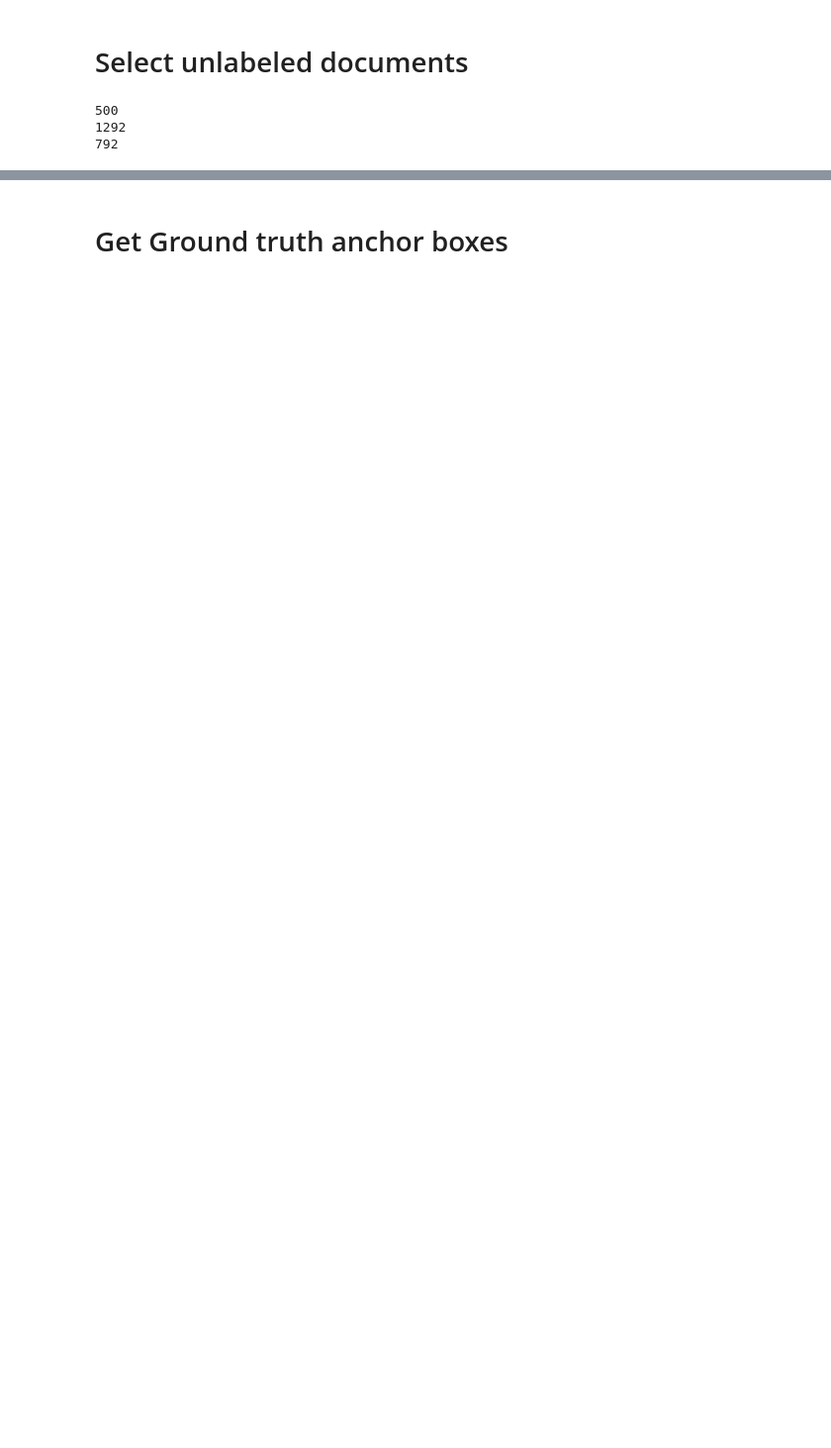
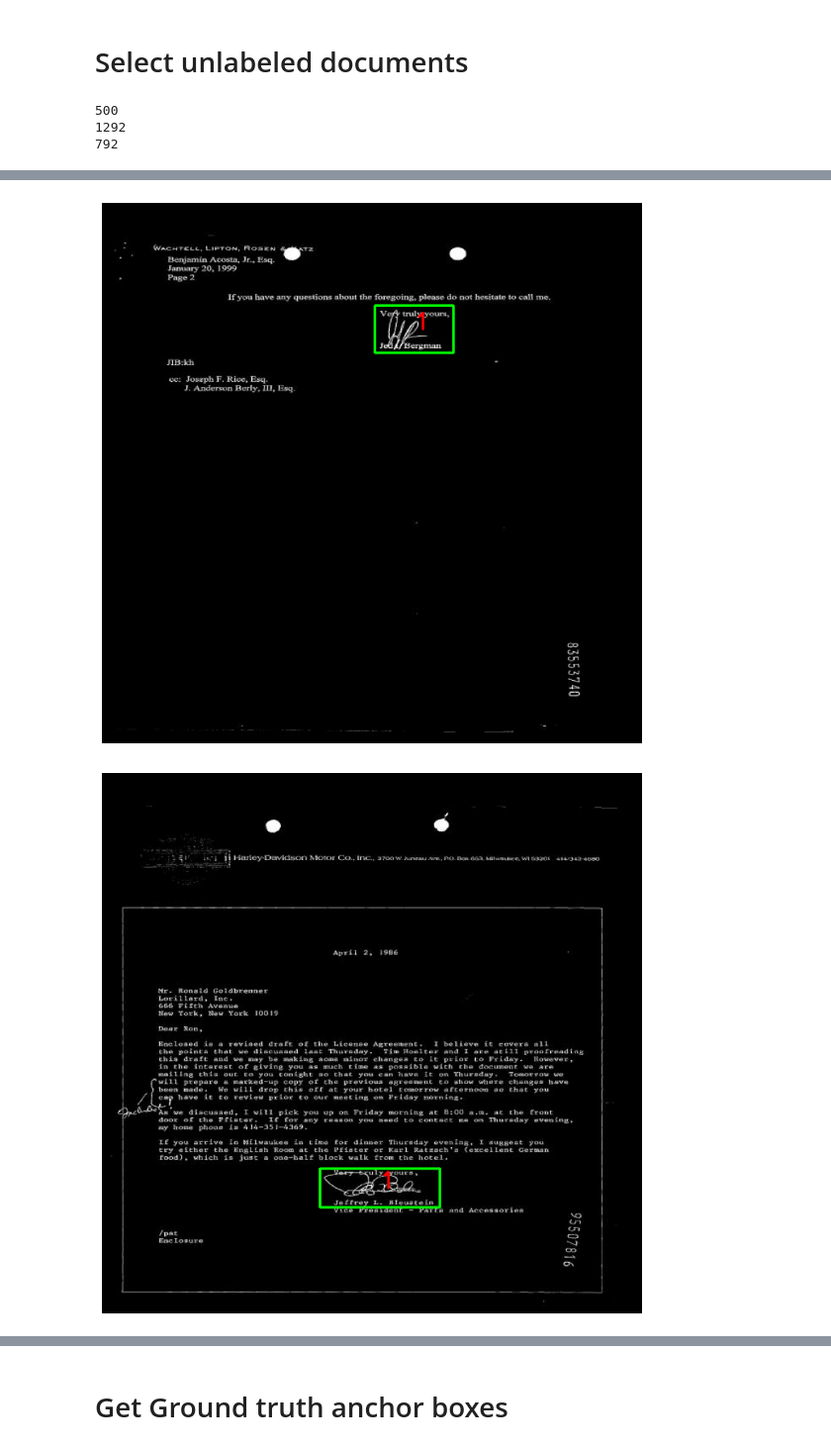
Before and after one commit to Jeff-GITA/Pratech_IR_Project, a Jupyter notebook: Codes/Data_Managment.ipynb, the cells around one changed output, grey strips where cells are left out. Shown at 99% size. Drawn from its saved outputs; the diff is of its cells as text; code cells hidden in the pictures; blank space fills up the shorter version.

```diff
--- a/Codes/Data_Managment.ipynb
+++ b/Codes/Data_Managment.ipynb
@@ -32,0 +35,66 @@ for file in images_list:
+# %%
+import os
+import cv2
+import matplotlib.pyplot as plt
+
+def load_yolo_annotations(annotation_file):
+    """
+    Load YOLOv5 annotations from a file.
+    """
+    annotations = []
+    with open(annotation_file, 'r') as file:
+        lines = file.readlines()
+        for line in lines:
+            class_id, x_center, y_center, width, height = map(float, line.strip().split())
+            annotations.append((class_id, x_center, y_center, width, height))
+    return annotations
+
+def visualize_annotations(image_file, annotation_file):
+    """
+    Visualize YOLOv5 annotations on an image.
+    """
+    image = cv2.imread(image_file)
+    height, width, _ = image.shape
+    annotations = load_yolo_annotations(annotation_file)
+
+    for annotation in annotations:
+        class_id, x_center, y_center, w, h = annotation
+        x_center *= width
+        y_center *= height
+        w *= width
+        h *= height
+
+        x_min = int(x_center - w / 2)
+        y_min = int(y_center - h / 2)
+        x_max = int(x_center + w / 2)
+        y_max = int(y_center + h / 2)
+
+        # Draw bounding box
+        cv2.rectangle(image, (x_min, y_min), (x_max, y_max), (0, 255, 0), 2)
+        # Put class label
+        cv2.putText(image, str(int(class_id)), (int(x_center), int(y_center)), cv2.FONT_HERSHEY_SIMPLEX, 0.9, (0, 0, 255), 2)
+
+    # Convert BGR to RGB for matplotlib
+    image_rgb = cv2.cvtColor(image, cv2.COLOR_BGR2RGB)
+
+    # Show the image with bounding boxes
+    plt.figure(figsize=(10, 10))
+    plt.imshow(image_rgb)
+    plt.axis('off')
+    plt.show()
+
+# Example usage
+dataset_path = '../Yolo_Example/yolov5/IPP-4/'
+images_path = os.path.join(dataset_path, 'train', 'images')
+annotations_path = os.path.join(dataset_path, 'train', 'labels')
+
+# Visualize a few examples
+image_files = [f for f in os.listdir(images_path) if f.endswith('.jpg')]
+for image_file in image_files[:5]:  # Change the range to visualize more or fewer images
+    image_path = os.path.join(images_path, image_file)
+    annotation_path = os.path.join(annotations_path, os.path.splitext(image_file)[0] + '.txt')
+    if os.path.exists(annotation_path):
+        visualize_annotations(image_path, annotation_path)
+# %% [output]
+[figure, added]
+[figure, added]
```
Also changed, not shown: parts of 5 cells of this notebook, 1 other file.
